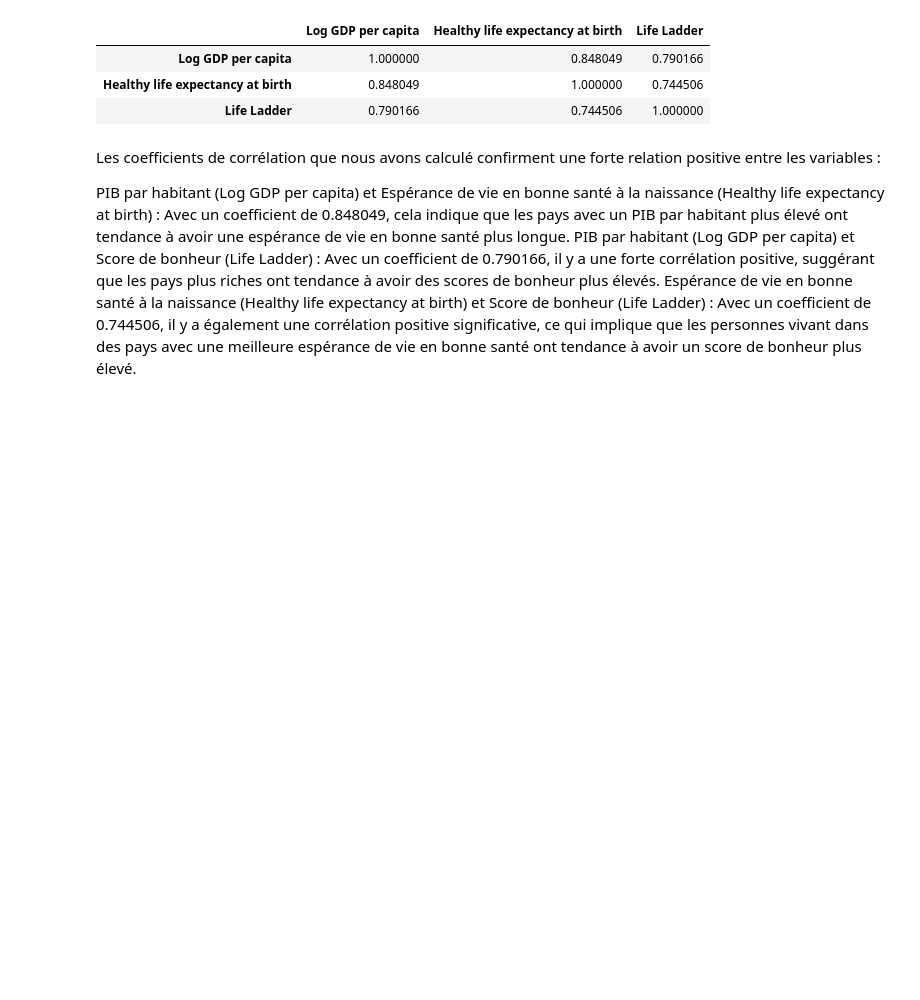
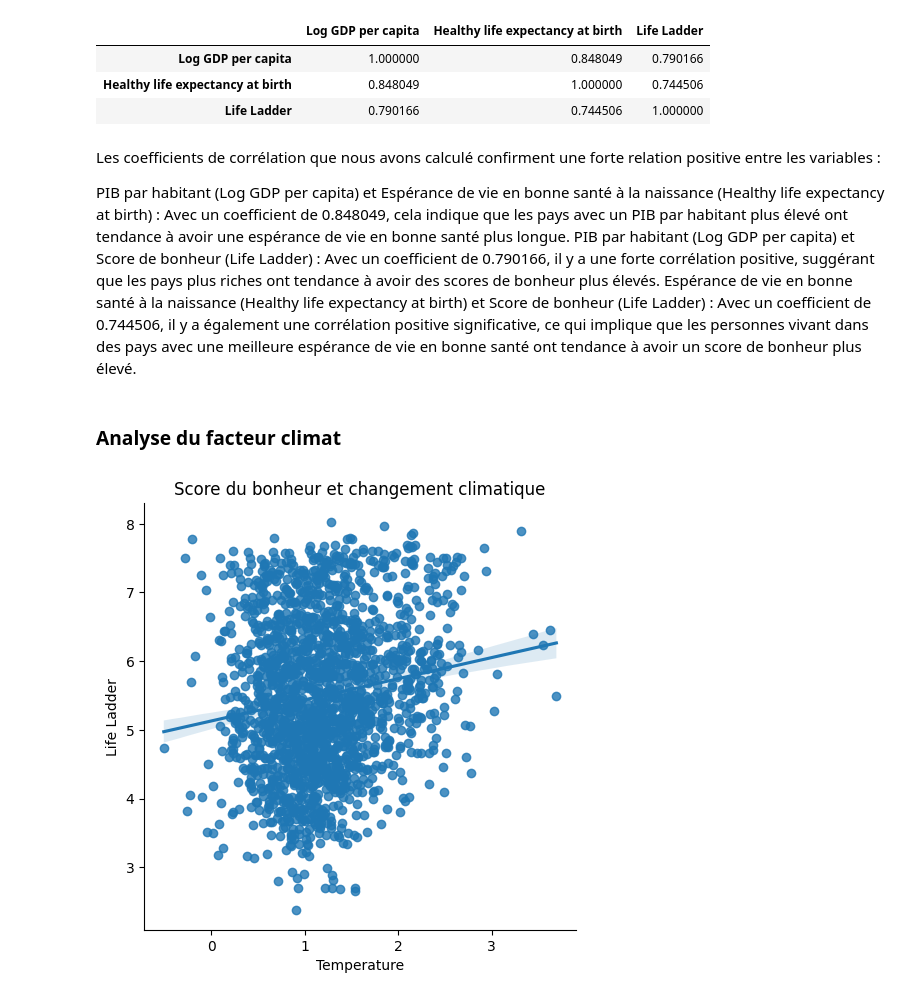
Before and after one commit to khelifaYacine/Analyse-du-rapport-du-bien--tre-sur-terre, a Jupyter notebook: EDA_LM-1.ipynb, the cells around one changed output. Cells and saved outputs as stored; diff of their text form; code cells hidden in the pictures; blank space fills up the shorter version.

Commit message:
fin de climat

```diff
--- a/EDA_LM-1.ipynb
+++ b/EDA_LM-1.ipynb
@@ -614,3 +614,10 @@ Les coefficients de corrélation que nous avons calculé confirment une forte re
 PIB par habitant (Log GDP per capita) et Espérance de vie en bonne santé à la naissance (Healthy life expectancy at birth) : Avec un coefficient de 0.848049, cela indique que les pays avec un PIB par habitant plus élevé ont tendance à avoir une espérance de vie en bonne santé plus longue.
 PIB par habitant (Log GDP per capita) et Score de bonheur (Life Ladder) : Avec un coefficient de 0.790166, il y a une forte corrélation positive, suggérant que les pays plus riches ont tendance à avoir des scores de bonheur plus élevés.
 Espérance de vie en bonne santé à la naissance (Healthy life expectancy at birth) et Score de bonheur (Life Ladder) : Avec un coefficient de 0.744506, il y a également une corrélation positive significative, ce qui implique que les personnes vivant dans des pays avec une meilleure espérance de vie en bonne santé ont tendance à avoir un score de bonheur plus élevé.
+# %% [markdown]
+### Analyse du facteur climat
+# %%
+sns.lmplot(x="Temperature", y="Life Ladder", data=df)
+plt.title ("Score du bonheur et changement climatique" );
+# %% [output]
+[figure, added]
```
Also changed, not shown: parts of 2 cells of this notebook.
